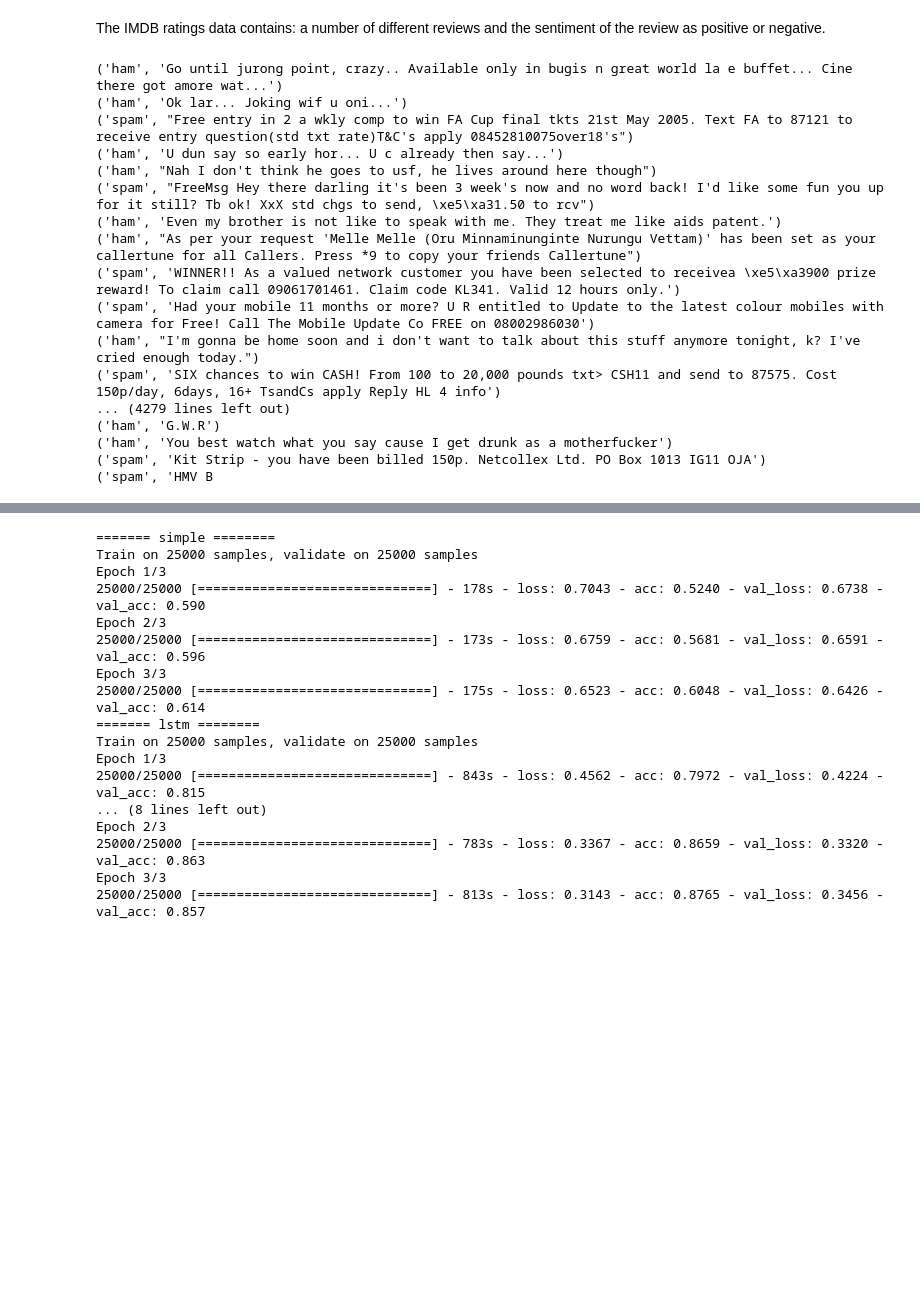
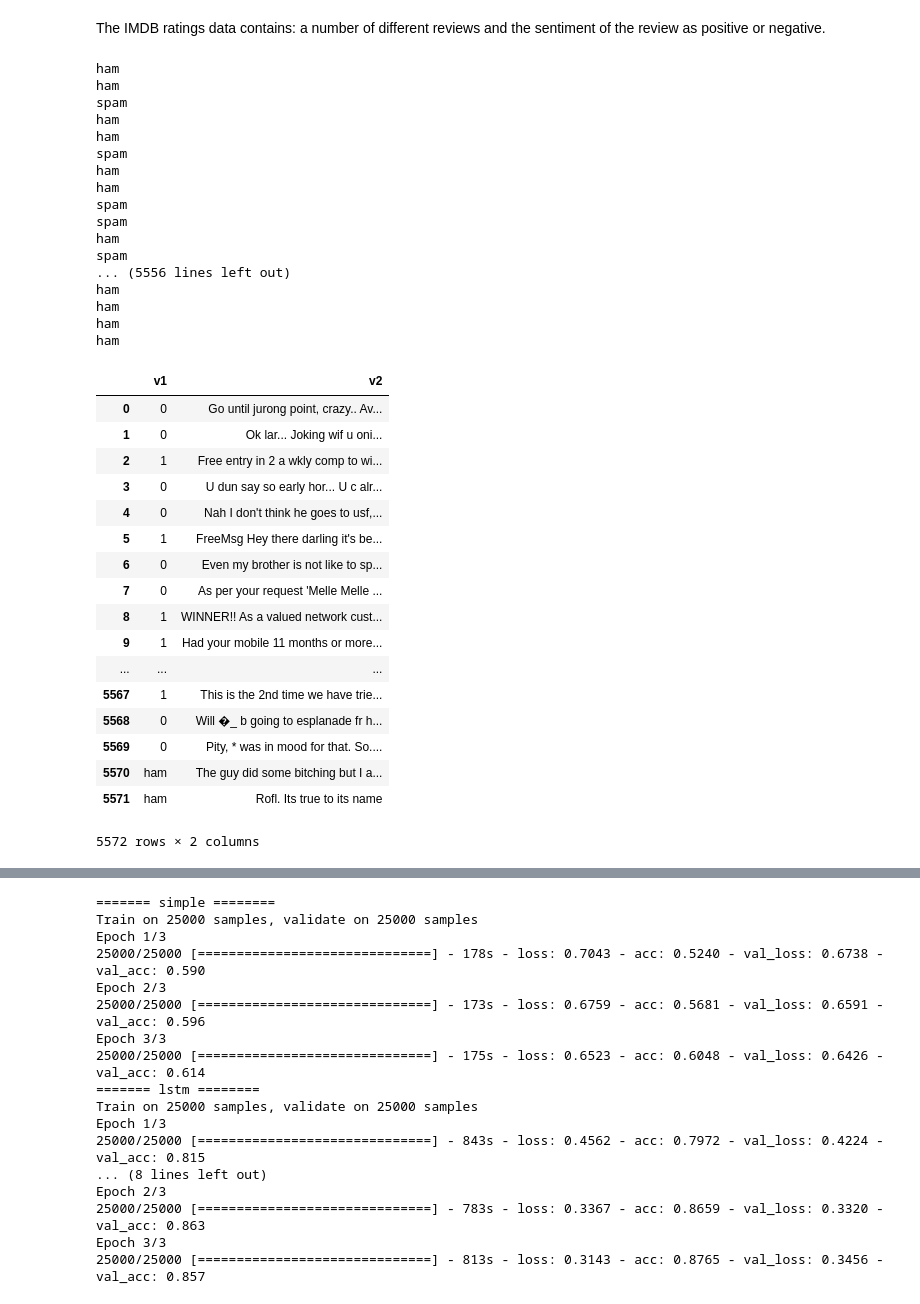
Before and after one commit to MachineLearning-FA2017/Lab9, a Jupyter notebook: Lab9-R.ipynb, the cells around one changed output, grey strips where cells are left out. Drawn from its saved outputs; the diff is of its cells as text; code cells hidden in the pictures; blank space fills up the shorter version.

Commit message:
dropnas

```diff
--- a/Lab9-R.ipynb
+++ b/Lab9-R.ipynb
@@ -61,29 +58,70 @@ NUM_CLASSES = 1
 # %% [markdown]
 The IMDB ratings data contains: a number of different reviews and the sentiment of the review as positive or negative.
 # %%
+y_train
 import csv
 with open('spam.csv') as csvfile:
      reader = csv.DictReader(csvfile)
      for row in reader:
-         print(row['v1'], row['v2'])
+         y_train
+         print row['v1']
 # %% [output]
-('ham', 'Go until jurong point, crazy.. Available only in bugis n great world la e buffet... Cine there got amore wat...')
-('ham', 'Ok lar... Joking wif u oni...')
-('spam', "Free entry in 2 a wkly comp to win FA Cup final tkts 21st May 2005. Text FA to 87121 to receive entry question(std txt rate)T&C's apply 08452810075over18's")
-('ham', 'U dun say so early hor... U c already then say...')
-('ham', "Nah I don't think he goes to usf, he lives around here though")
-('spam', "FreeMsg Hey there darling it's been 3 week's now and no word back! I'd like some fun you up for it still? Tb ok! XxX std chgs to send, \xe5\xa31.50 to rcv")
-('ham', 'Even my brother is not like to speak with me. They treat me like aids patent.')
-('ham', "As per your request 'Melle Melle (Oru Minnaminunginte Nurungu Vettam)' has been set as your callertune for all Callers. Press *9 to copy your friends Callertune")
-('spam', 'WINNER!! As a valued network customer you have been selected to receivea \xe5\xa3900 prize reward! To claim call 09061701461. Claim code KL341. Valid 12 hours only.')
-('spam', 'Had your mobile 11 months or more? U R entitled to Update to the latest colour mobiles with camera for Free! Call The Mobile Update Co FREE on 08002986030')
-('ham', "I'm gonna be home soon and i don't want to talk about this stuff anymore tonight, k? I've cried enough today.")
-('spam', 'SIX chances to win CASH! From 100 to 20,000 pounds txt> CSH11 and send to 87575. Cost 150p/day, 6days, 16+ TsandCs apply Reply HL 4 info')
-... (4279 lines left out)
-('ham', 'G.W.R')
-('ham', 'You best watch what you say cause I get drunk as a motherfucker')
-('spam', 'Kit Strip - you have been billed 150p. Netcollex Ltd. PO Box 1013 IG11 OJA')
-('spam', 'HMV B
+ham
+ham
+spam
+ham
+ham
+spam
+ham
+ham
+spam
+spam
+ham
+spam
+... (5556 lines left out)
+ham
+ham
+ham
+ham
+# %%
+import pandas as pd
+df = pd.read_csv('spam.csv', sep=",")
+# %%
+df = df.drop('Unnamed: 2',1)
+df = df.drop('Unnamed: 3',1)
+df = df.drop('Unnamed: 4',1)
+# %%
+columns = ['v1','v2']
+df_bin = pd.DataFrame(columns = columns)
+end = df.size - 2
+for i in range(0,5570):
+    if(df['v1'][i] == "ham"):
+        df['v1'][i] = 0
+    else:
+        df['v1'][i] = 1
+# %%
+df.dropna(inplace=True, axis = 0)
+# %%
+df
+# %% [output]
+|  | v1 | v2 |
+| 0 | 0 | Go until jurong point, crazy.. Av... |
+| 1 | 0 | Ok lar... Joking wif u oni... |
+| 2 | 1 | Free entry in 2 a wkly comp to wi... |
+| 3 | 0 | U dun say so early hor... U c alr... |
+| 4 | 0 | Nah I don't think he goes to usf,... |
+| 5 | 1 | FreeMsg Hey there darling it's be... |
+| 6 | 0 | Even my brother is not like to sp... |
+| 7 | 0 | As per your request 'Melle Melle ... |
+| 8 | 1 | WINNER!! As a valued network cust... |
+| 9 | 1 | Had your mobile 11 months or more... |
+| ... | ... | ... |
+| 5567 | 1 | This is the 2nd time we have trie... |
+| 5568 | 0 | Will �_ b going to esplanade fr h... |
+| 5569 | 0 | Pity, * was in mood for that. So.... |
+| 5570 | ham | The guy did some bitching but I a... |
+| 5571 | ham | Rofl. Its true to its name |
+5572 rows × 2 columns
 # %%
 from keras.models import Sequential, Input, Model
 from keras.layers import Dense
```
Also changed, not shown: parts of 5 cells of this notebook.
